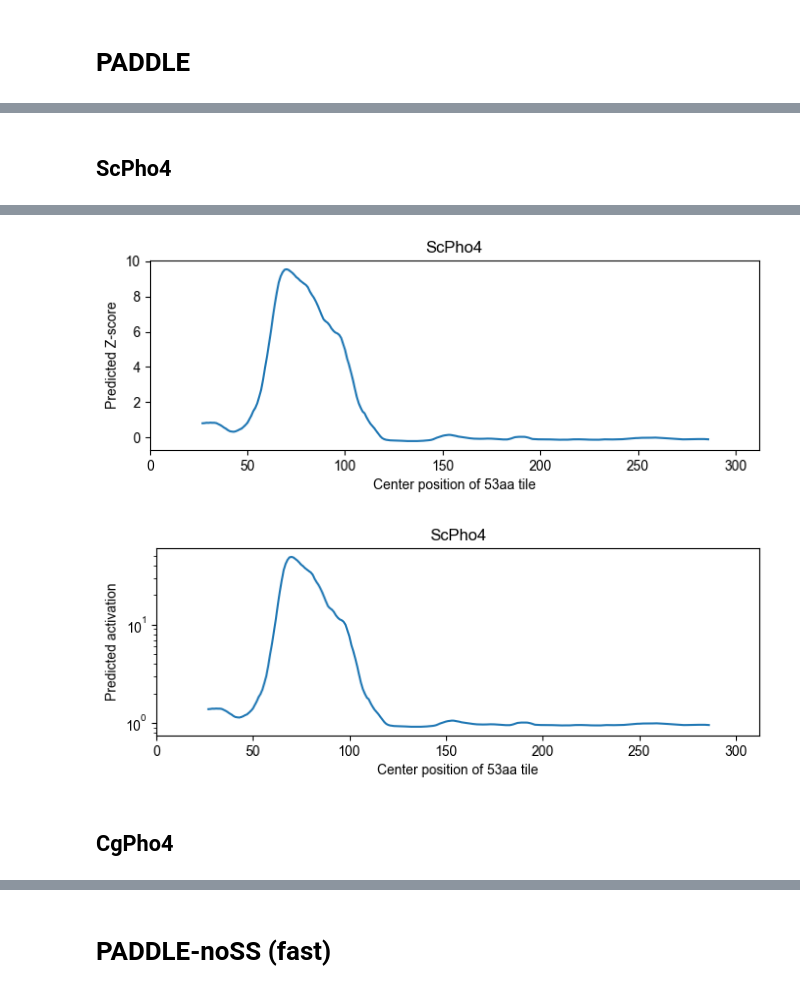
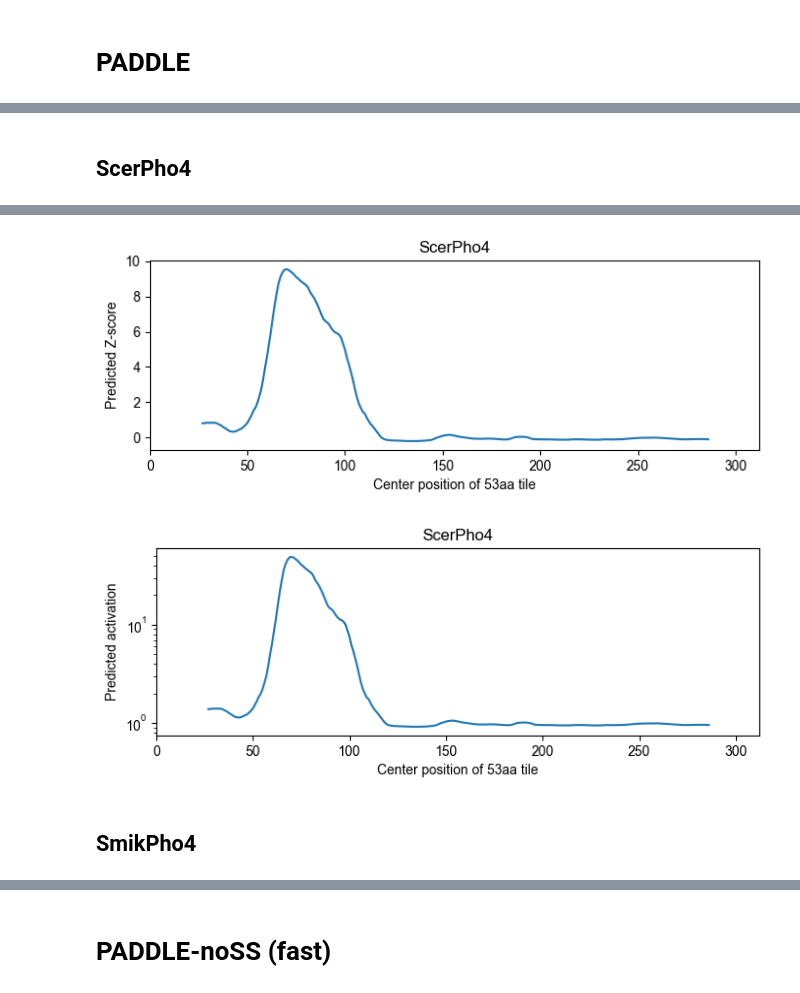
Before and after one commit to binhe-lab/E013-Pho4-evolution, a Jupyter notebook: 06-activation-domain/06.01 PADDLE-prediction/PADDLE_predictions_HB_20240305.ipynb, the cells around one changed output, grey strips where cells are left out. Drawn from its saved outputs; the diff is of its cells as text; code cells hidden in the pictures.

Commit message:
extended PADDLE prediction to more species

```diff
--- a/06-activation-domain/06.01 PADDLE-prediction/PADDLE_predictions_HB_20240305.ipynb
+++ b/06-activation-domain/06.01 PADDLE-prediction/PADDLE_predictions_HB_20240305.ipynb
@@ -50,22 +49,23 @@ Loading model split 10 of 10
 # %% [markdown]
-## ScPho4
+## ScerPho4
 # %%
-# Predict S. cerevisiae Pho4 protein
-with open('data/ScPho4.fa', 'r') as f:
-    f.readline()
-    prot = f.readline().strip()
+# Load protein sequence
+name = "Scer"
+record = SeqIO.read('data/fasta/' + name + 'Pho4.fa', 'fasta')
+prot = str(record.seq).strip("*")
+
 
 # Load pre-computed secondary structure predicted by PSIPRED V4.
 # When predicting across a large number of sequences, PSIPRED can be run
 # without using BLAST, this speeds up secondary structure prediction.
-seq, helix, coil = paddle.read_ss2('data/20231004-PSIPRED4-ScPho4.ss2')
+seq, helix, coil = paddle.read_ss2('data/psipred/20231004-' + name + 'Pho4.ss2')
 assert prot == seq
 
 # Load pre-computed disorder predicted by IUPRED2, in both
 # the short and long modes.
-prot, dis_short = paddle.read_iupred('data/20240305-iupred2-short-ScPho4.dis')
+prot, dis_short = paddle.read_iupred('data/iupred2/' + name + 'Pho4-short.dis')
 assert prot == seq
-prot, dis_long = paddle.read_iupred('data/20240305-iupred2-long-ScPho4.dis')
+prot, dis_long = paddle.read_iupred('data/iupred2/' + name + 'Pho4-long.dis')
 assert prot == seq
 
 # Run predictions on all 53 amino acid long tiles across the protein.
@@ -82,8 +82,9 @@ plt.figure(figsize=(8,2.5))
 plt.plot(np.arange(len(preds)) + (53+1)/2, preds)
 plt.xlabel('Center position of 53aa tile')
 plt.ylabel('Predicted Z-score')
-plt.title('ScPho4')
+plt.title(name + 'Pho4')
 plt.xlim(0,len(prot))
+plt.savefig('output/img/20240316' + name + 'Pho4-PADDLE-z-score.png', transparent = True, dpi = 300)
 plt.show()
 
 # Z-scores can be converted to fold-activation. This is only useful
@@ -95,7 +96,11 @@ plt.figure(figsize=(8,2.5))
 plt.semilogy(np.arange(len(pred_act)) + (53+1)/2, pred_act)
 plt.xlabel('Center position of 53aa tile')
 plt.ylabel('Predicted activation')
-plt.title('ScPho4')
+plt.title(name + 'Pho4')
 plt.xlim(0,len(prot))
 plt.show()
+
+# Export both the Z-score and the fold-activation data
+pred_df = pd.DataFrame({'Pos': np.arange(len(pred_act)) + (53+1)/2, 'Z_score': preds, 'Fold': pred_act})
+pred_df.to_csv('output/20240316-' + name + 'Pho4-PADDLE-prediction.csv', index = False)
 # %% [output]
@@ -112,2 +117,2 @@ plt.show()
-[figure, old version]
+[figure, new version]
-[figure, old version]
+[figure, new version]
@@ -118,2 +119,2 @@ pred_df.to_csv('output/20240305-ScPho4-PADDLE-prediction.csv', index = False)
 # %% [markdown]
-## CgPho4
+## SmikPho4
```
Also changed, not shown: parts of 31 cells of this notebook, 50 other files.
